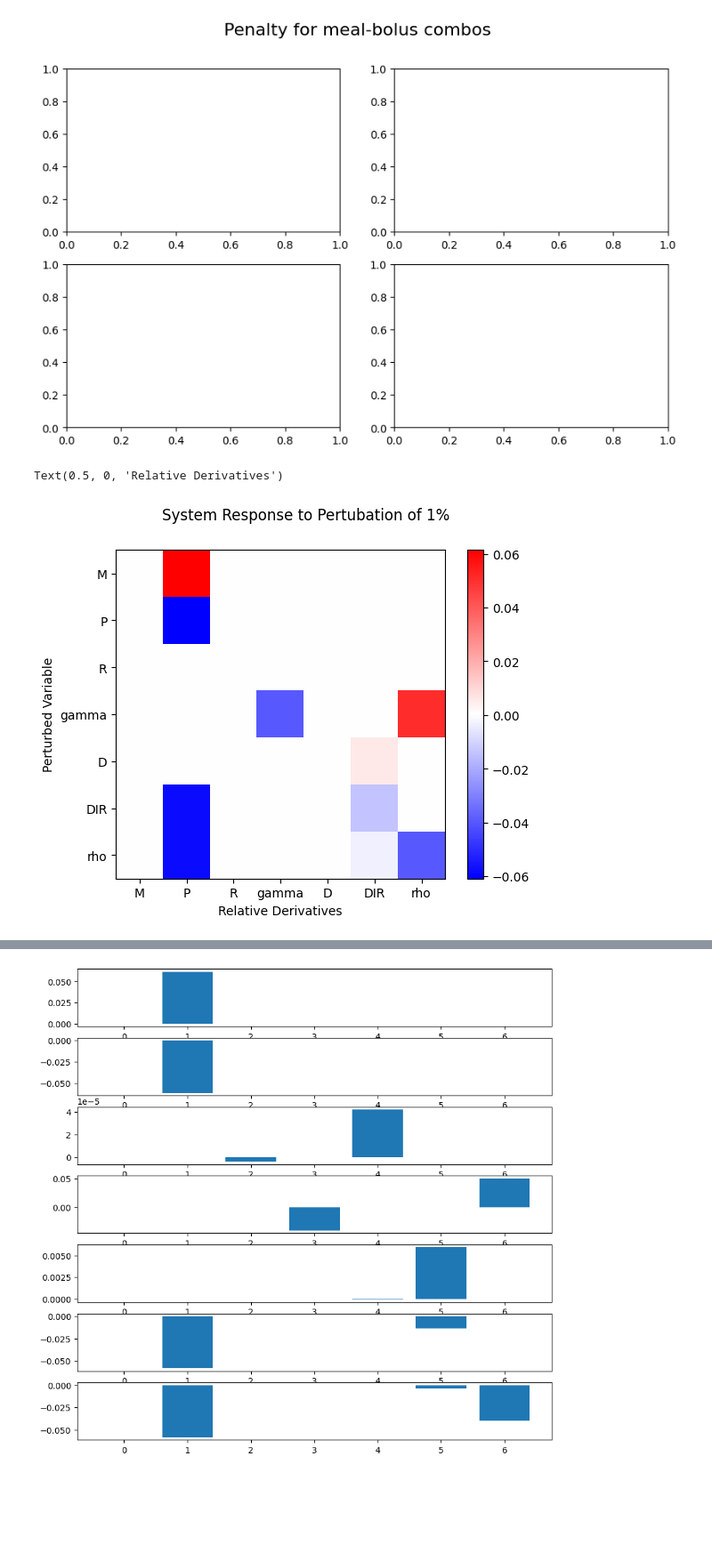
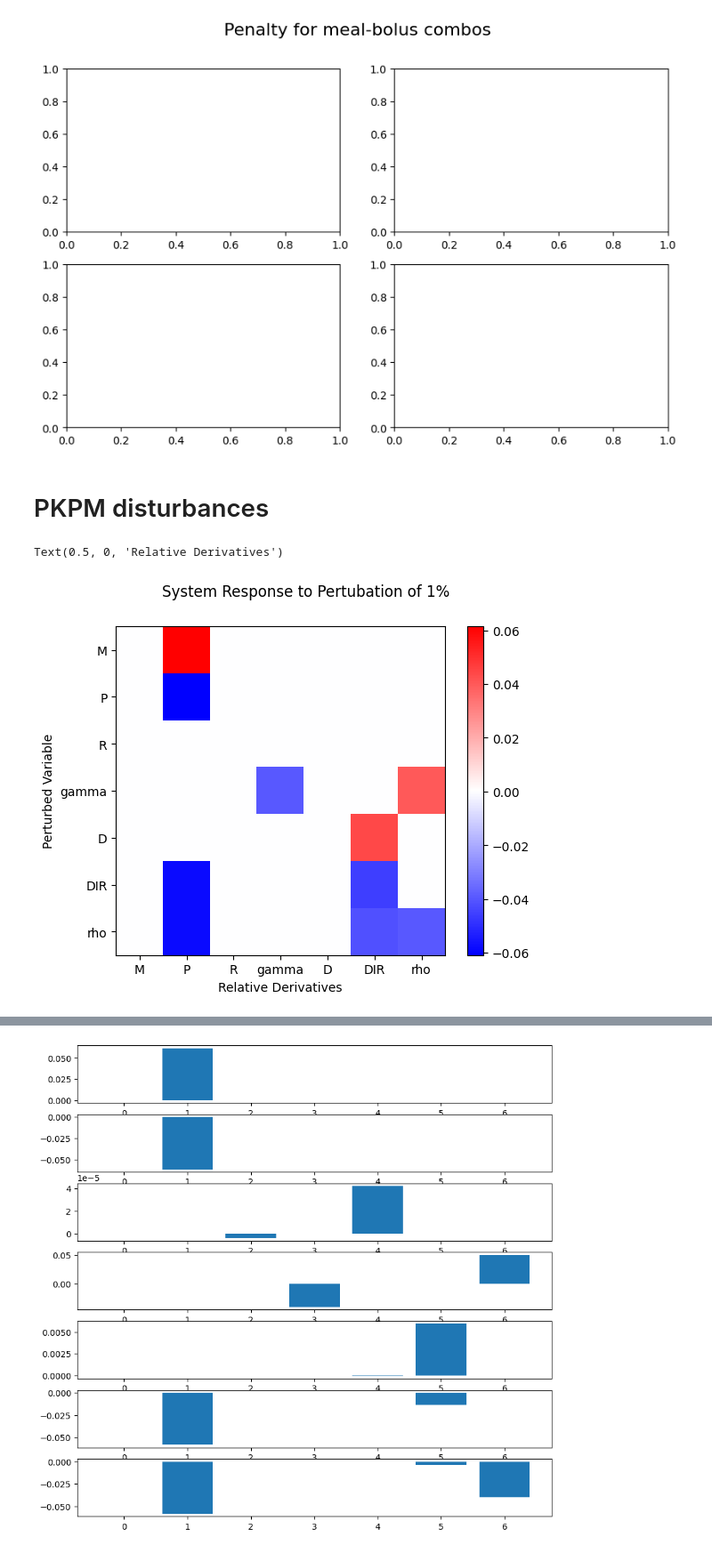
Before and after one commit to char056a/FagprojektRepo, a Jupyter notebook: MVPmodelExample.ipynb, the cells around one changed output, grey strips where cells are left out. Shown at 89% size. Cells and saved outputs as stored; diff of their text form; code cells hidden in the pictures; blank space fills up the shorter version.

```diff
--- a/MVPmodelExample.ipynb
+++ b/MVPmodelExample.ipynb
@@ -221,34 +223,35 @@ plt.show()
 []
 IndexError: list index out of range
 [figure]
+# %% [markdown]
+# PKPM disturbances
 # %%
 G = find_ss("HM").root
 pk = PKPM()
 x0, isr0 = pk.steadystate(G)
 scale = 1.01
 n = len(x0)
 dx = np.zeros((n, n))
 isr = np.zeros((n))
 pk.update_state(x0)
 for i in range(n):
     x_perturb = np.copy(x0)
     x_perturb[i] *= scale
     pk.update_state(x_perturb)
-    dx[i], isr[i] = pk.ode(G)
+    dx[i], isr[i] = pk.sys(G)
     dx[i] /= x_perturb
 
 isr /= isr0
-
 
 fig, ax = plt.subplots()
 im = ax.imshow(dx, cmap="bwr")
 fig.colorbar(im)
 labels = pk.state_keys
 fig.suptitle(f"System Response to Pertubation of {int(((scale-1)*100))}%")
 ax.set_xticks(np.arange(n),labels)
 ax.set_ylabel("Perturbed Variable")
 ax.set_yticks(np.arange(n),labels)
 ax.set_xlabel("Relative Derivatives")
 # %% [output]
 Text(0.5, 0, 'Relative Derivatives')
-[figure, old version]
+[figure, new version]
```
Also changed, not shown: parts of 3 cells of this notebook, 8 other files.
